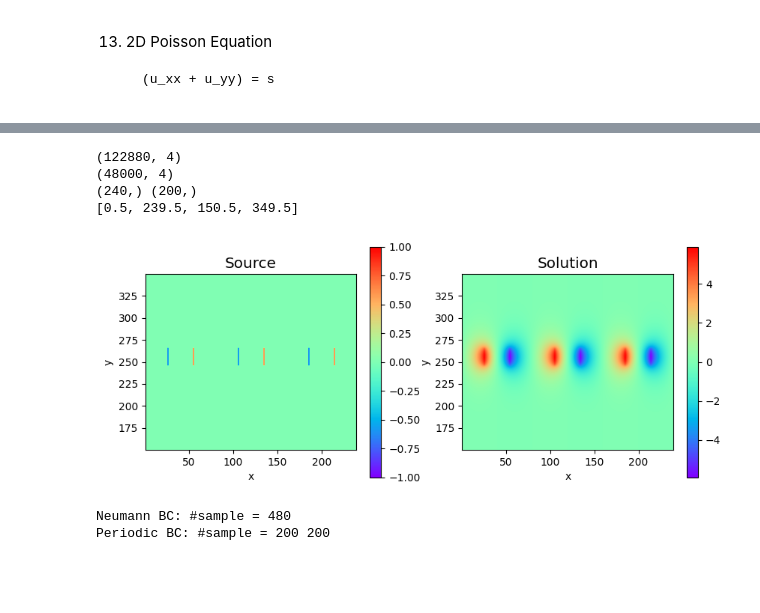
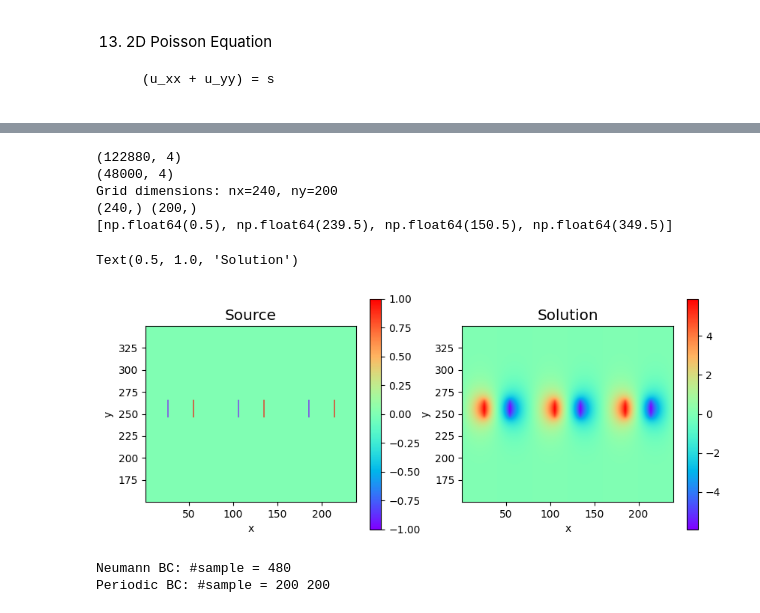
Before and after one commit to wang-yuancheng/piml, a Jupyter notebook: notebooks/m41_frpinn_solve_2d_poisson_hard-demo.ipynb, the cells around one changed output, grey strips where cells are left out. Saved outputs shown, nothing was run; the diff lists cells and outputs as text; code cells hidden in the pictures; blank space fills up the shorter version.

```diff
--- a/notebooks/m41_frpinn_solve_2d_poisson_hard-demo.ipynb
+++ b/notebooks/m41_frpinn_solve_2d_poisson_hard-demo.ipynb
@@ -35,0 +41,7 @@ Column 3 (u_sim): The ground truth solution (u) at that (x,y) coordinate.
+# %%
+# For Collab
+# dat = np.loadtxt('/content/drive/MyDrive/Colab Notebooks/data/data_T20_S30_G50_reduced.dat', skiprows=1, delimiter=',')
+DATA_DIR = "/content/drive/MyDrive/Colab Notebooks/data/"
+
+# For PC
+DATA_DIR = Path.cwd().parent.parent / "data"
@@ -36,11 +70,22 @@ Column 3 (u_sim): The ground truth solution (u) at that (x,y) coordinate.
 # %%
-# dat = np.loadtxt('/content/drive/MyDrive/Colab Notebooks/data/data_T20_S30_G50_reduced.dat', skiprows=1, delimiter=',')
-dat = np.loadtxt('../data/data_T20_S30_G50_reduced.dat', skiprows=1, delimiter=',')
+DATA_FILE = DATA_DIR / "data_T20_S30_G50_reduced.dat"
+
+dat = np.loadtxt(DATA_FILE, skiprows=1, delimiter=',')
 print (dat.shape)
 
-# crop
+# swap header for non reduced
+if DATA_FILE == DATA_DIR / "data_T20_S30_G50.dat":
+    dat[:, [0, 1]] = dat[:, [1, 0]]
+
+# crop to focus on area of interest in the grid
 dat = dat[(dat[:,1] > 150) & (dat[:,1] < 350)] # selects all rows where the y-coordinate falls strictly between 150 and 350
+
+# Calculate dimensions
+nx = len(np.unique(dat[:, 0])) # take every row in x col
+ny = len(np.unique(dat[:, 1])) # take every row in y col
+
 print(dat.shape)
+print(f"Grid dimensions: nx={nx}, ny={ny}")
 print(np.unique(dat[:,0]).shape, np.unique(dat[:,1]).shape) # unique coordinate values along each individual axis
 
 x_l, x_u, y_l, y_u = np.unique(dat[:,0]).min(), np.unique(dat[:,0]).max(), np.unique(dat[:,1]).min(), np.unique(dat[:,1]).max()
@@ -49,26 +94,30 @@ print(ext)
 # %% [output]
 (122880, 4)
 (48000, 4)
+Grid dimensions: nx=240, ny=200
 (240,) (200,)
-[0.5, 239.5, 150.5, 349.5]
+[np.float64(0.5), np.float64(239.5), np.float64(150.5), np.float64(349.5)]
-# %%
-"""
-Plot the system with boundaries as the perimeter of the plot
-"""
-
-fig = plt.figure(figsize=(10, 4))
-ax1 = fig.add_subplot(1,2,1)
-s_plot = dat[:,2].reshape(240, -1).T
-mesh2 = plt.imshow(s_plot, interpolation='bilinear', origin='lower', cmap='rainbow', extent=ext, aspect=1.);
-plt.colorbar(mesh2); plt.xlabel('x'); plt.ylabel('y');
-plt.title('Source', fontsize='x-large');
-ax1 = fig.add_subplot(1,2,2)
-s_plot = dat[:,3].reshape(240, -1).T
-mesh2 = plt.imshow(s_plot, interpolation='bilinear', origin='lower', cmap='rainbow', extent=ext, aspect=1.);
-plt.colorbar(mesh2); plt.xlabel('x'); plt.ylabel('y');
-plt.title('Solution', fontsize='x-large');
-# %% [output]
-[figure, removed]
+# %%
+"""
+Plot the system with boundaries as the perimeter of the plot
+"""
+# Source
+fig = plt.figure(figsize=(10, 4))
+ax1 = fig.add_subplot(1,2,1)
+s_plot = dat[:,2].reshape(nx, ny).T
+mesh2 = plt.imshow(s_plot, interpolation='bilinear', origin='lower', cmap='rainbow', extent=ext, aspect=1.)
+plt.colorbar(mesh2); plt.xlabel('x'); plt.ylabel('y')
+plt.title('Source', fontsize='x-large')
+
+# Solution
+ax1 = fig.add_subplot(1,2,2)
+s_plot = dat[:,3].reshape(nx, ny).T
+mesh2 = plt.imshow(s_plot, interpolation='bilinear', origin='lower', cmap='rainbow', extent=ext, aspect=1.)
+plt.colorbar(mesh2); plt.xlabel('x'); plt.ylabel('y')
+plt.title('Solution', fontsize='x-large')
+# %% [output]
+Text(0.5, 1.0, 'Solution')
+[figure, added]
 # %%
 # training data - split into spatial input (x, y), source term s, and ground truth (u_sim)
 dat = jnp.array(dat)
```
Also changed, not shown: parts of 13 cells of this notebook, 1 other file.
